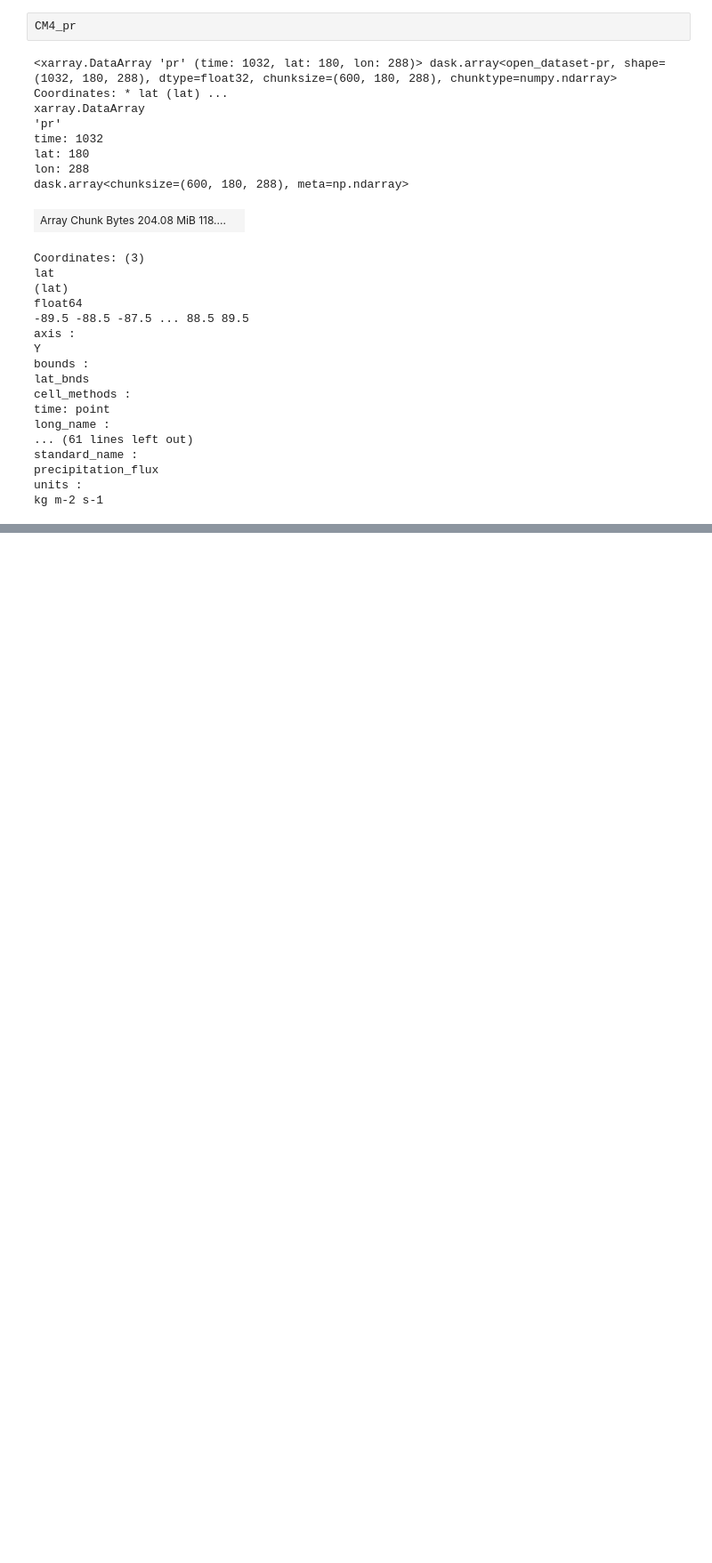
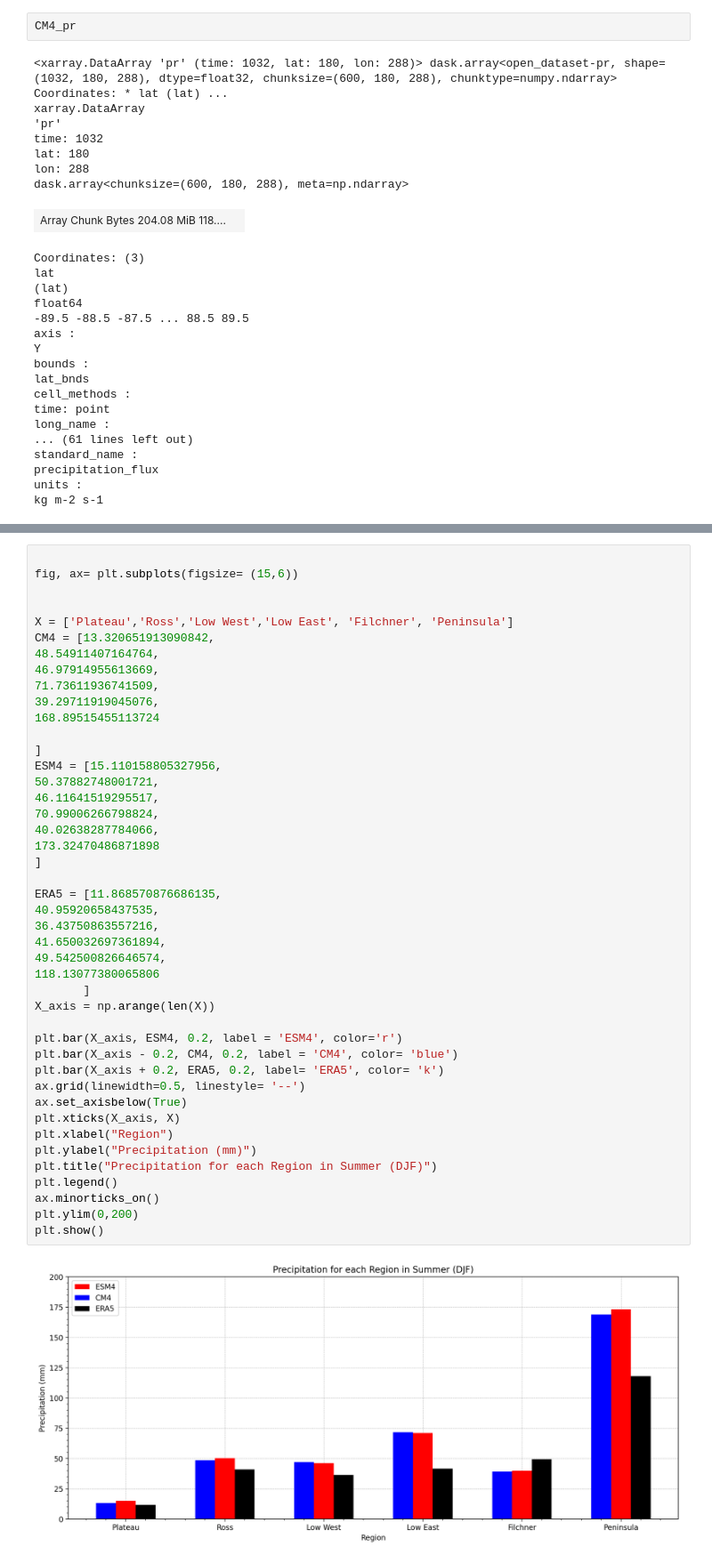
Before and after one commit to twass21/katabatic_winds, a Jupyter notebook: precip_bar_plots.ipynb, the cells around one changed output, grey strips where cells are left out. Shown at 89% size. Drawn from its saved outputs; the diff is of its cells as text; blank space fills up the shorter version.

```diff
--- a/precip_bar_plots.ipynb
+++ b/precip_bar_plots.ipynb
@@ -442,0 +660,46 @@ plt.show()
+# %%
+
+fig, ax= plt.subplots(figsize= (15,6))
+
+
+X = ['Plateau','Ross','Low West','Low East', 'Filchner', 'Peninsula']
+CM4 = [13.320651913090842,
+48.54911407164764,
+46.97914955613669,
+71.73611936741509,
+39.29711919045076,
+168.89515455113724
+
+]
+ESM4 = [15.110158805327956,
+50.37882748001721,
+46.11641519295517,
+70.99006266798824,
+40.02638287784066,
+173.32470486871898
+]
+
+ERA5 = [11.868570876686135,
+40.95920658437535,
+36.43750863557216,
+41.650032697361894,
+49.542500826646574,
+118.13077380065806
+       ]
+X_axis = np.arange(len(X))
+
+plt.bar(X_axis, ESM4, 0.2, label = 'ESM4', color='r')
+plt.bar(X_axis - 0.2, CM4, 0.2, label = 'CM4', color= 'blue')
+plt.bar(X_axis + 0.2, ERA5, 0.2, label= 'ERA5', color= 'k')
+ax.grid(linewidth=0.5, linestyle= '--')
+ax.set_axisbelow(True)
+plt.xticks(X_axis, X)
+plt.xlabel("Region")
+plt.ylabel("Precipitation (mm)")
+plt.title("Precipitation for each Region in Summer (DJF)")
+plt.legend()
+ax.minorticks_on()
+plt.ylim(0,200)
+plt.show()
+# %% [output]
+[figure, added]
```
Also changed, not shown: parts of 33 cells of this notebook.
